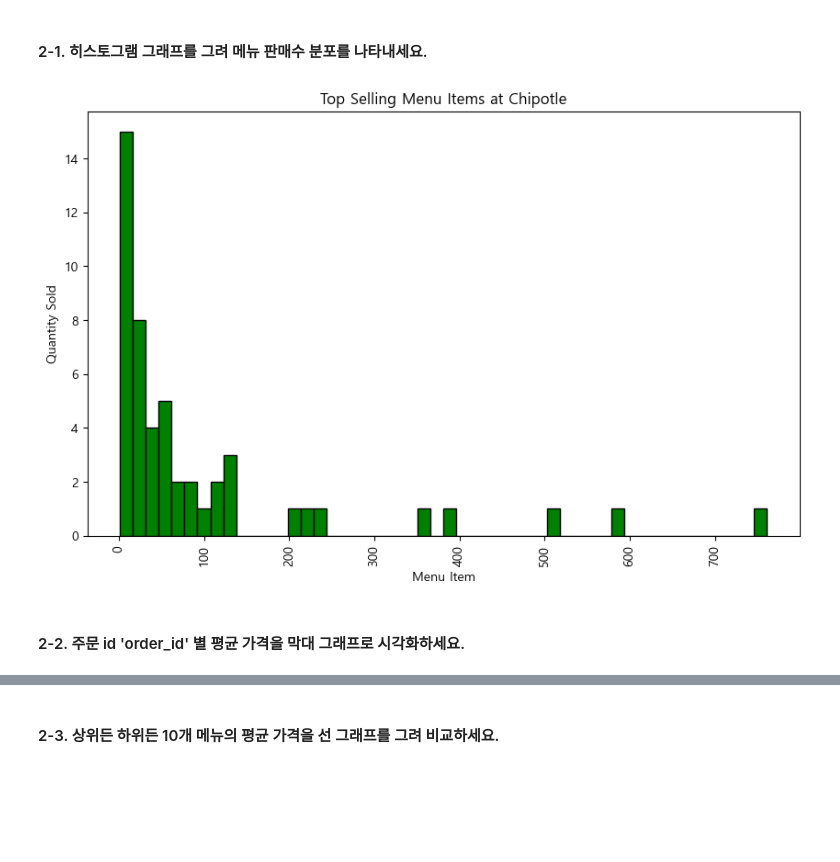
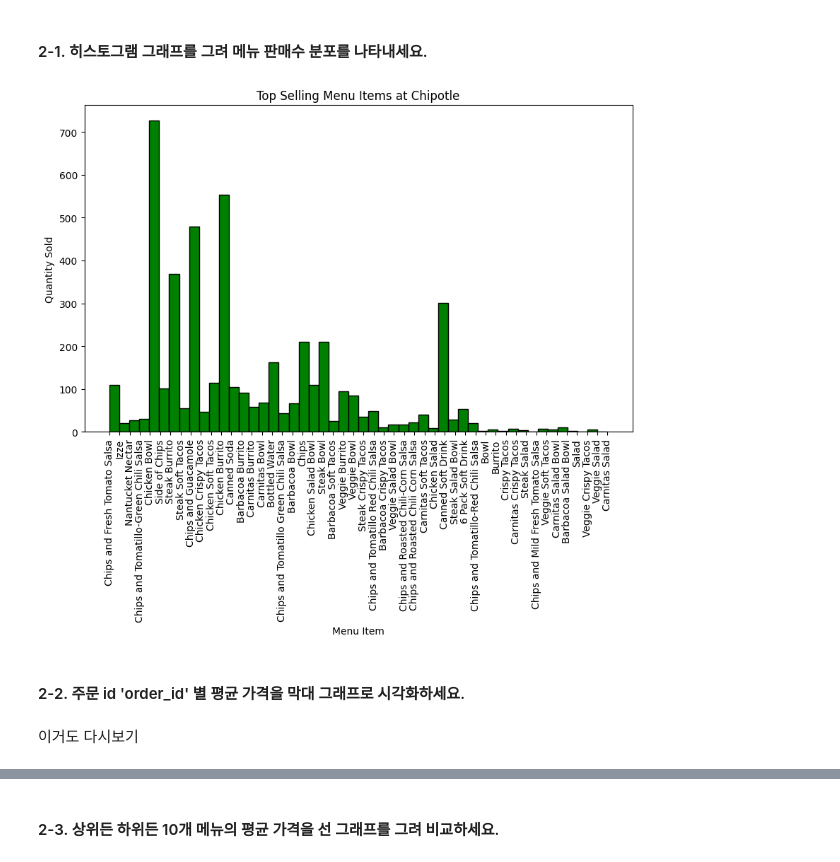
Before and after one commit to skang-koreatech/BasicDataScience_2024-2, a Jupyter notebook: lec07-2_lab_matplotlib_assignment04.ipynb, the cells around one changed output, grey strips where cells are left out. Cells and saved outputs as stored; diff of their text form; code cells hidden in the pictures; blank space fills up the shorter version.

```diff
--- a/lec07-2_lab_matplotlib_assignment04.ipynb
+++ b/lec07-2_lab_matplotlib_assignment04.ipynb
@@ -164,36 +192,39 @@ df = pd.read_csv(chipotle_url, sep = '\t')
 # %%
 import numpy as np
 import matplotlib.pyplot as plt
 
 from matplotlib import rc
 
-menu_cnt = df.groupby('item_name')['quantity'].sum()
+# menu_cnt = df.groupby('item_name')['quantity'].sum()
 
 # figure size (10, 6)으로 설정
 plt.figure(figsize=(10, 6))
 
 # 데이터셋에 팔린 메뉴 수가 어떻게 분포하는지 히스토그램 그래프 그리기
 # 'green' 색으로 edgecolor는 'black'으로 bins는 50
-plt.hist(menu_cnt.values, bins=50, color='green', edgecolor='black') # 그래프의 색상은 skyblue, 막대 테두리 색상은 black
+# plt.hist(menu_cnt.values, bins=50, color='green', edgecolor='black') # 그래프의 색상은 skyblue, 막대 테두리 색상은 black
 
+plt.hist(df['item_name'], bins=50, color='green', edgecolor='black')
 # 그래프 제목 및 레이블 설정
 plt.title('Top Selling Menu Items at Chipotle')
 
 # xlabel과 ylabel은 'Menu Item', 'Quantity Sold'로 설정
 plt.xlabel('Menu Item')
 plt.ylabel('Quantity Sold')
 
 
 
 # x축 항목 90도 기울이기
 plt.xticks(rotation=90)
 
 # 그래프 보여주기
 plt.show()
 # %% [output]
-[figure, old version]
+[figure, new version]
 # %% [markdown]
 #### 2-2. 주문 id 'order_id' 별 평균 가격을 막대 그래프로 시각화하세요.
+# %% [markdown]
+이거도 다시보기
 # %%
 # 데이터셋의 'order_id'를 기준으로 'item_price'의 평균을 구해서 변수에 저장
 # 'item_price'에는 '$'가 포함되어 있는 문자열 값이 저장되어 있으므로 숫자값 변환 과정이 있어야 함
```
Also changed, not shown: parts of 10 cells of this notebook, 6 other files.
